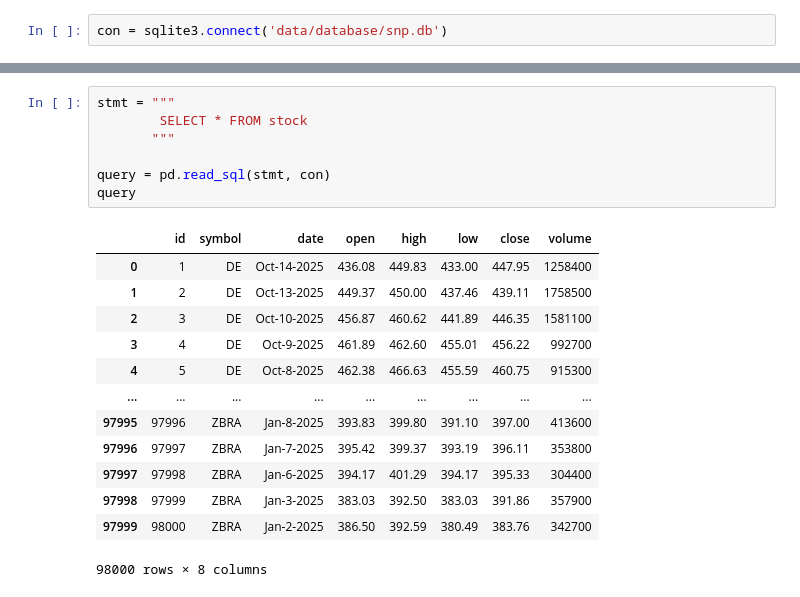
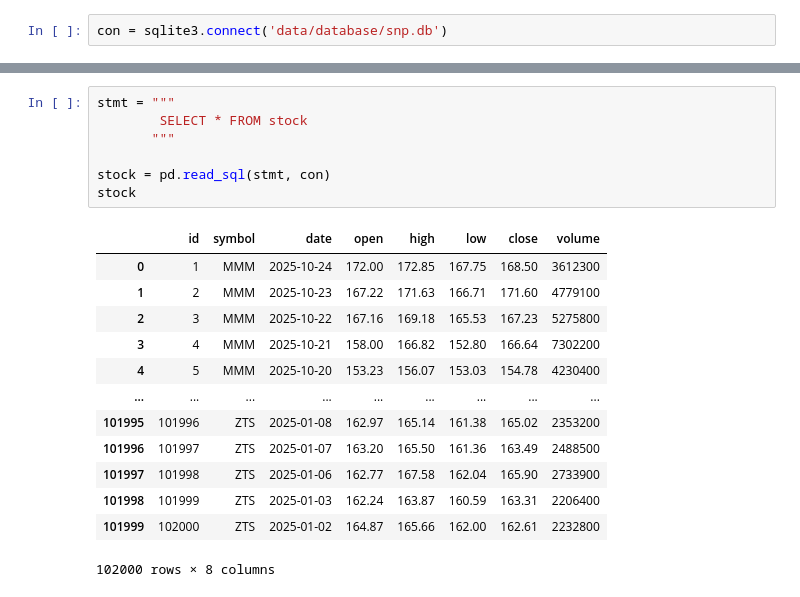
Before and after one commit to Robert-Shonk/SnP, a Jupyter notebook: explore.ipynb, the cells around one changed output, grey strips where cells are left out. Drawn from its saved outputs; the diff is of its cells as text.

```diff
--- a/explore.ipynb
+++ b/explore.ipynb
@@ -28,24 +27,24 @@ query
 | 498 | 499 | https://www.nyse.com/quote/XNYS:ZBH | ZBH | Zimmer Biomet | Health Care | Health Care Equipment | Warsaw, Indiana | 2001-08-07 | 1136869 | ... |
 | 499 | 500 | https://www.nyse.com/quote/XNYS:ZTS | ZTS | Zoetis | Health Care | Pharmaceuticals | Parsippany, New Jersey | 2013-06-21 | 1555280 | ... |
 500 rows × 10 columns
-# %%
-stmt = """
-        SELECT * FROM stock
-       """
-
-query = pd.read_sql(stmt, con)
-query
-# %% [output]
-|  | id | symbol | date | open | high | low | close | volume |
-| 0 | 1 | DE | Oct-14-2025 | 436.08 | 449.83 | 433.00 | 447.95 | 1258400 |
-| 1 | 2 | DE | Oct-13-2025 | 449.37 | 450.00 | 437.46 | 439.11 | 1758500 |
-| 2 | 3 | DE | Oct-10-2025 | 456.87 | 460.62 | 441.89 | 446.35 | 1581100 |
-| 3 | 4 | DE | Oct-9-2025 | 461.89 | 462.60 | 455.01 | 456.22 | 992700 |
-| 4 | 5 | DE | Oct-8-2025 | 462.38 | 466.63 | 455.59 | 460.75 | 915300 |
-| ... | ... | ... | ... | ... | ... | ... | ... | ... |
-| 97995 | 97996 | ZBRA | Jan-8-2025 | 393.83 | 399.80 | 391.10 | 397.00 | 413600 |
-| 97996 | 97997 | ZBRA | Jan-7-2025 | 395.42 | 399.37 | 393.19 | 396.11 | 353800 |
-| 97997 | 97998 | ZBRA | Jan-6-2025 | 394.17 | 401.29 | 394.17 | 395.33 | 304400 |
-| 97998 | 97999 | ZBRA | Jan-3-2025 | 383.03 | 392.50 | 383.03 | 391.86 | 357900 |
-| 97999 | 98000 | ZBRA | Jan-2-2025 | 386.50 | 392.59 | 380.49 | 383.76 | 342700 |
-98000 rows × 8 columns
+# %%
+stmt = """
+        SELECT * FROM stock
+       """
+
+stock = pd.read_sql(stmt, con)
+stock
+# %% [output]
+|  | id | symbol | date | open | high | low | close | volume |
+| 0 | 1 | MMM | 2025-10-24 | 172.00 | 172.85 | 167.75 | 168.50 | 3612300 |
+| 1 | 2 | MMM | 2025-10-23 | 167.22 | 171.63 | 166.71 | 171.60 | 4779100 |
+| 2 | 3 | MMM | 2025-10-22 | 167.16 | 169.18 | 165.53 | 167.23 | 5275800 |
+| 3 | 4 | MMM | 2025-10-21 | 158.00 | 166.82 | 152.80 | 166.64 | 7302200 |
+| 4 | 5 | MMM | 2025-10-20 | 153.23 | 156.07 | 153.03 | 154.78 | 4230400 |
+| ... | ... | ... | ... | ... | ... | ... | ... | ... |
+| 101995 | 101996 | ZTS | 2025-01-08 | 162.97 | 165.14 | 161.38 | 165.02 | 2353200 |
+| 101996 | 101997 | ZTS | 2025-01-07 | 163.20 | 165.50 | 161.36 | 163.49 | 2488500 |
+| 101997 | 101998 | ZTS | 2025-01-06 | 162.77 | 167.58 | 162.04 | 165.90 | 2733900 |
+| 101998 | 101999 | ZTS | 2025-01-03 | 162.24 | 163.87 | 160.59 | 163.31 | 2206400 |
+| 101999 | 102000 | ZTS | 2025-01-02 | 164.87 | 165.66 | 162.00 | 162.61 | 2232800 |
+102000 rows × 8 columns
```
Also changed, not shown: parts of 6 cells of this notebook, 5 other files.
